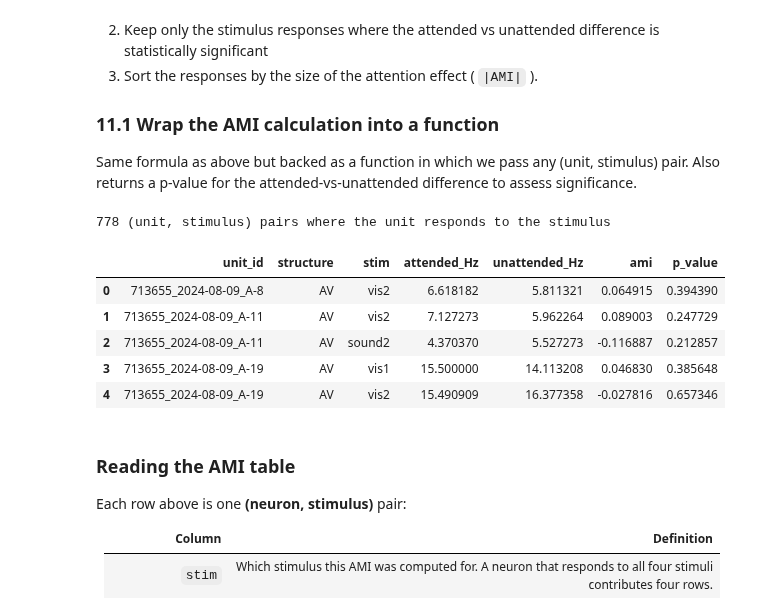
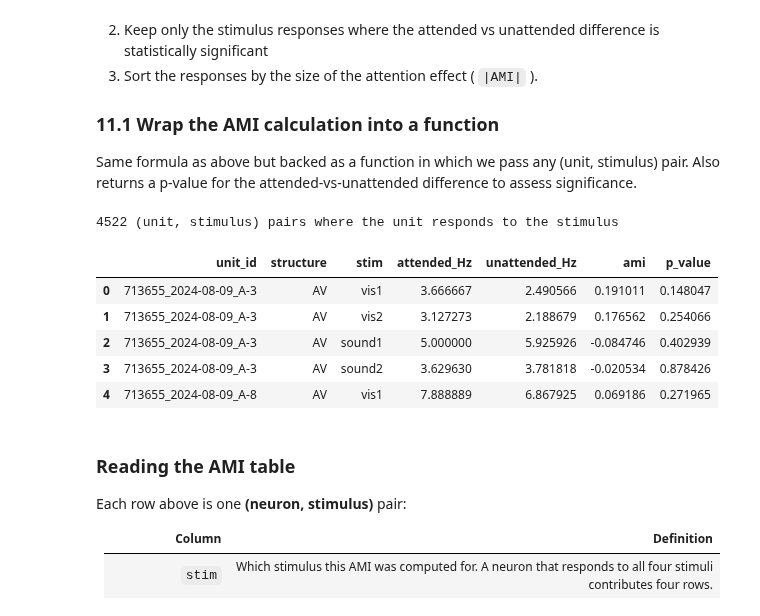
Before and after one commit to leesuyee/dynamic-routing-tutorials, a Jupyter notebook: code/Intro-Tutorial.ipynb, the cells around one changed output. Drawn from its saved outputs; the diff is of its cells as text; code cells hidden in the pictures.

```diff
--- a/code/Intro-Tutorial.ipynb
+++ b/code/Intro-Tutorial.ipynb
@@ -515,25 +536,21 @@ and run a paired t-test to evaluate significance.
 # %%
 def count_in_window(spike_times, event_times, t_start, t_end):
     """Number of spikes in [event + t_start, event + t_end) for each event."""
-    lo = np.searchsorted(spike_times, event_times + t_start)
-    hi = np.searchsorted(spike_times, event_times + t_end)
-    return hi - lo
+    counts = np.zeros(len(event_times), dtype=int)
+    for i, t0 in enumerate(event_times):
+        in_window = (spike_times >= t0 + t_start) & (spike_times < t0 + t_end)
+        counts[i] = in_window.sum()
+    return counts
 
 
-def is_responsive(spike_times, event_times,
-                  response=(0.0, 0.25), baseline=(-0.25, 0.0), alpha=0.01):
-    """True if evoked firing rate is significantly greater than baseline."""
+def responsiveness_test(spike_times, event_times, response=(0.0, 0.25), baseline=(-0.25, 0.0)):
+    """Paired t-test: was firing higher after the stimulus than right before it?
+
+    Returns (t_stat, p_value) — deciding "responsive or not" happens separately,
+    since that decision changes once we run this test hundreds of times (section 8.1).
+    """
     if len(event_times) < 5:
-        return False, np.nan
+        return np.nan, np.nan
     response_rates = count_in_window(spike_times, event_times, *response) / (response[1] - response[0])
     baseline_rates = count_in_window(spike_times, event_times, *baseline) / (baseline[1] - baseline[0])
-    t_stat, p_value = stats.ttest_rel(response_rates, baseline_rates)
-    return bool(t_stat > 0 and p_value < alpha), float(p_value)
-
-
-# Try it on our unit for each stimulus
-print(f'{unit_id} ({area}):')
-for stim in ['vis1', 'vis2', 'sound1', 'sound2']:
-    event_times = trials.loc[trials['stim_name'] == stim, 'stim_start_time'].to_numpy()
-    responsive, p_value = is_responsive(spike_times, event_times)
-    print(f'  {stim:>4}   responsive = {str(responsive):5s}   p = {p_value:.2g}')
+    return stats.ttest_rel(response_rates, baseline_rates)
@@ -545,0 +557,9 @@ for stim in ['vis1', 'vis2', 'sound1', 'sound2']:
+# %%
+alpha = 0.05
+
+print(f'{unit_id} ({area}):')
+for stim in ['vis1', 'vis2', 'sound1', 'sound2']:
+    event_times = trials.loc[trials['stim_name'] == stim, 'stim_start_time'].to_numpy()
+    t_stat, p_value = responsiveness_test(spike_times, event_times)
+    responsive = (t_stat > 0) and (p_value < alpha)
+    print(f'  {stim:>4}   responsive = {str(responsive):5s}   p = {p_value:.2g}')
@@ -812,38 +888,38 @@ def attention_modulation_index(spike_times, trials_df, stim_name,
 # %%
 # For every QC-pass unit × every stimulus it responds to, compute the AMI.
 records = []
 
 for _, unit_row in units[units['is_qc_pass']].iterrows():
     unit_spike_times = np.asarray(unit_row['spike_times'])
 
     for stim_name in ['vis1', 'vis2', 'sound1', 'sound2']:
         event_times = trials.loc[trials['stim_name'] == stim_name, 'stim_start_time'].to_numpy()
 
-        if not is_responsive(unit_spike_times, event_times)[0]:
+        if not responsiveness_test(unit_spike_times, event_times)[0]:
             continue
 
         result = attention_modulation_index(unit_spike_times, trials, stim_name)
         records.append({
             'unit_id':       unit_row['unit_id'],
             'structure':     unit_row['structure'],
             'stim':          stim_name,
             'attended_Hz':   result['rate_attended'],
             'unattended_Hz': result['rate_unattended'],
             'ami':           result['ami'],
             'p_value':       result['p_value'],
         })
 
 attn = pd.DataFrame(records)
 print(f'{len(attn)} (unit, stimulus) pairs where the unit responds to the stimulus')
 attn.head()
 # %% [output]
-778 (unit, stimulus) pairs where the unit responds to the stimulus
+4522 (unit, stimulus) pairs where the unit responds to the stimulus
 |  | unit_id | structure | stim | attended_Hz | unattended_Hz | ami | p_value |
-| 0 | 713655_2024-08-09_A-8 | AV | vis2 | 6.618182 | 5.811321 | 0.064915 | 0.394390 |
-| 1 | 713655_2024-08-09_A-11 | AV | vis2 | 7.127273 | 5.962264 | 0.089003 | 0.247729 |
-| 2 | 713655_2024-08-09_A-11 | AV | sound2 | 4.370370 | 5.527273 | -0.116887 | 0.212857 |
-| 3 | 713655_2024-08-09_A-19 | AV | vis1 | 15.500000 | 14.113208 | 0.046830 | 0.385648 |
-| 4 | 713655_2024-08-09_A-19 | AV | vis2 | 15.490909 | 16.377358 | -0.027816 | 0.657346 |
+| 0 | 713655_2024-08-09_A-3 | AV | vis1 | 3.666667 | 2.490566 | 0.191011 | 0.148047 |
+| 1 | 713655_2024-08-09_A-3 | AV | vis2 | 3.127273 | 2.188679 | 0.176562 | 0.254066 |
+| 2 | 713655_2024-08-09_A-3 | AV | sound1 | 5.000000 | 5.925926 | -0.084746 | 0.402939 |
+| 3 | 713655_2024-08-09_A-3 | AV | sound2 | 3.629630 | 3.781818 | -0.020534 | 0.878426 |
+| 4 | 713655_2024-08-09_A-8 | AV | vis1 | 7.888889 | 6.867925 | 0.069186 | 0.271965 |
 # %% [markdown]
 ### Reading the AMI table
 
```
Also changed, not shown: parts of 32 cells of this notebook.
